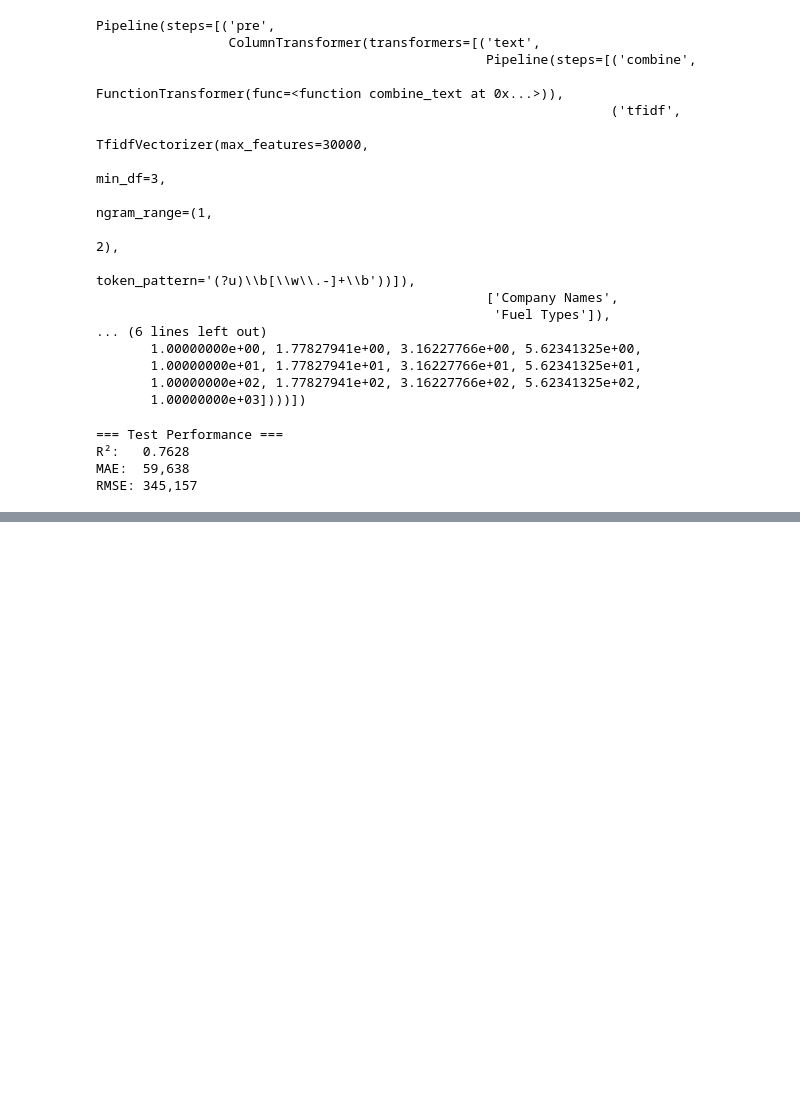
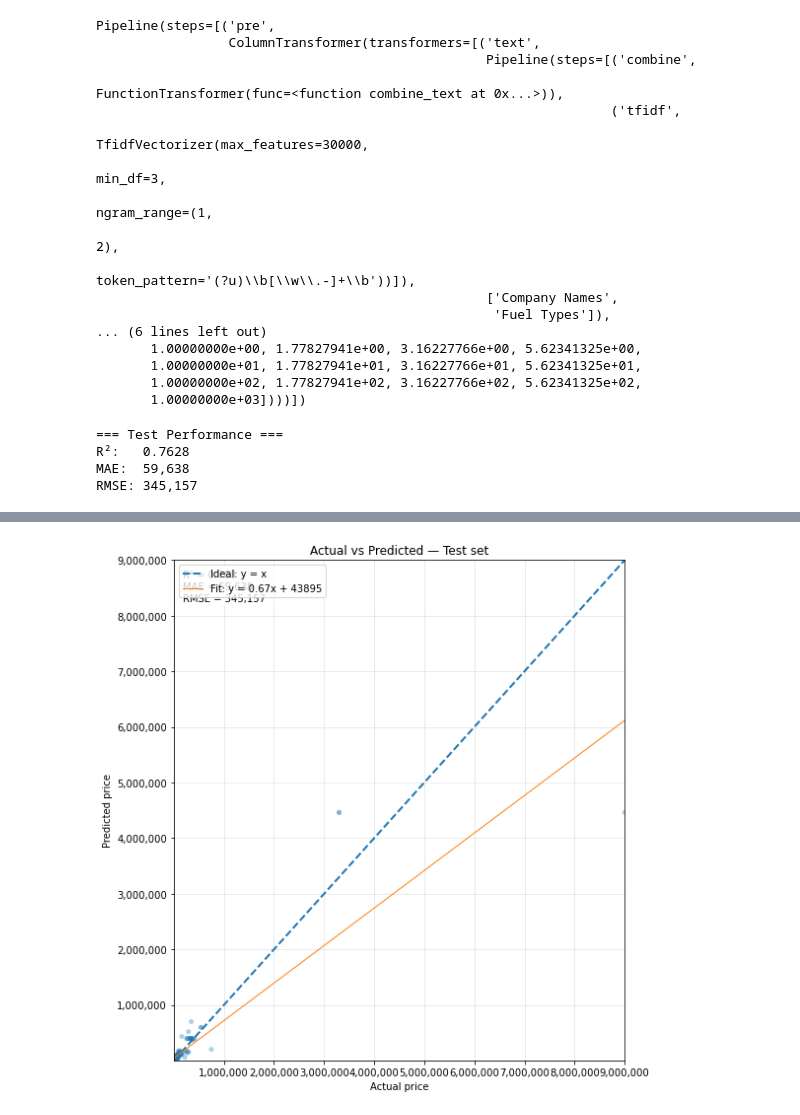
Before and after one commit to asirimathK/Machine-Learning-Project, a Jupyter notebook: Regression New.ipynb, the cells around one changed output, grey strips where cells are left out. Drawn from its saved outputs; the diff is of its cells as text; code cells hidden in the pictures; blank space fills up the shorter version.

Commit message:
Actual vs Predicted

```diff
--- a/Regression New.ipynb
+++ b/Regression New.ipynb
@@ -183,2 +183,58 @@ bugatti petrol  1.852799
 
 Baseline price (exp(intercept)): ~31,031
+# %%
+# ========= 8) PLOT: Actual vs Predicted (Test set) =========
+import matplotlib.pyplot as plt
+from matplotlib.ticker import FuncFormatter
+from sklearn.metrics import r2_score, mean_absolute_error, mean_squared_error
+import numpy as np
+
+# Predict on test in original price scale
+y_true = np.expm1(y_test)
+y_pred = np.expm1(model.predict(X_test))
+
+# Metrics for annotation (on original scale)
+r2   = r2_score(y_true, y_pred)
+mae  = mean_absolute_error(y_true, y_pred)
+rmse = mean_squared_error(y_true, y_pred, squared=False)
+
+# Plot limits
+mn = float(np.nanmin([y_true.min(), y_pred.min()]))
+mx = float(np.nanmax([y_true.max(), y_pred.max()]))
+
+fig, ax = plt.subplots(figsize=(8, 8))
+ax.scatter(y_true, y_pred, alpha=0.35, s=25, edgecolor="none")
+ax.plot([mn, mx], [mn, mx], linestyle="--", linewidth=2, label="Ideal: y = x")
+
+# Optional: simple linear fit to highlight bias
+m, b = np.polyfit(y_true, y_pred, 1)
+ax.plot([mn, mx], [m*mn + b, m*mx + b], linewidth=1, label=f"Fit: y = {m:.2f}x + {b:.0f}")
+
+ax.set_xlim(mn, mx)
+ax.set_ylim(mn, mx)
+ax.set_xlabel("Actual price")
+ax.set_ylabel("Predicted price")
+ax.set_title("Actual vs Predicted — Test set")
+
+# Pretty number formatting (e.g., 123,456)
+fmt = FuncFormatter(lambda x, _ : f"{x:,.0f}")
+ax.xaxis.set_major_formatter(fmt)
+ax.yaxis.set_major_formatter(fmt)
+
+ax.grid(True, alpha=0.3)
+ax.legend()
+
+# Metrics box
+ax.text(
+    0.02, 0.98,
+    f"R² = {r2:.3f}\nMAE = {mae:,.0f}\nRMSE = {rmse:,.0f}",
+    transform=ax.transAxes, va="top", ha="left",
+    bbox=dict(boxstyle="round", facecolor="white", alpha=0.85, edgecolor="none")
+)
+
+plt.tight_layout()
+# To save the figure instead of just showing it, uncomment the next line:
+# plt.savefig("actual_vs_predicted_test.png", dpi=200)
+plt.show()
+# %% [output]
+[figure, added]
```
Also changed, not shown: parts of 1 cell of this notebook.
